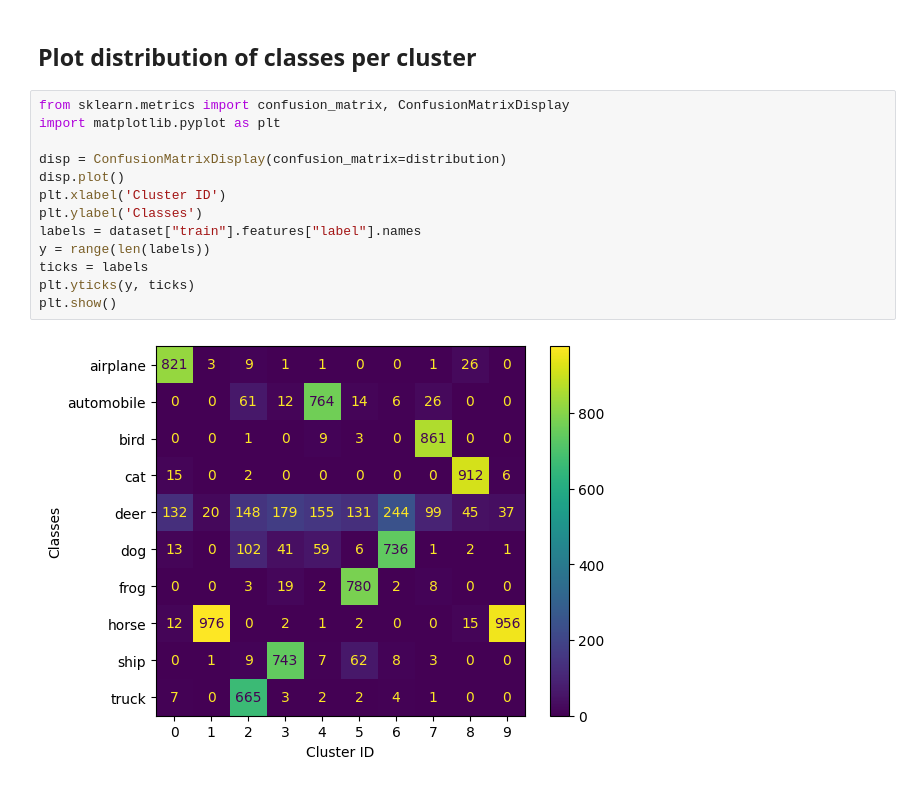
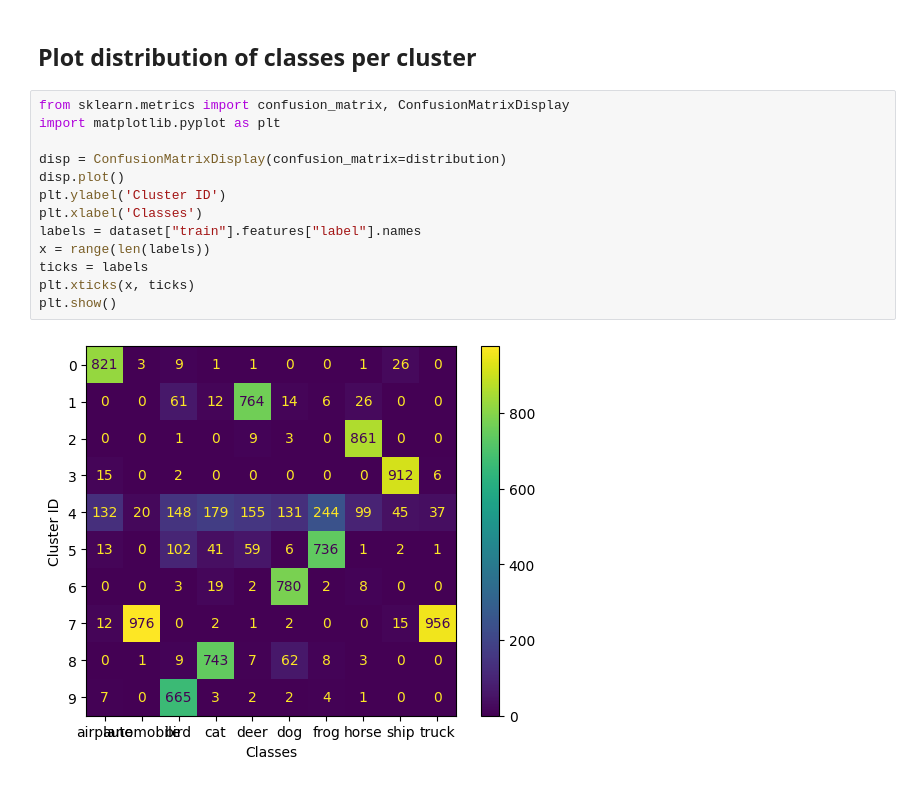
Before and after one commit to johko/computer-vision-course, a Jupyter notebook: notebooks/Unit 4 - Mulitmodal Models/CLIP and relatives/Clustering with CLIP.ipynb, the cells around one changed output. Cells and saved outputs as stored; diff of their text form.

```diff
--- a/notebooks/Unit 4 - Mulitmodal Models/CLIP and relatives/Clustering with CLIP.ipynb
+++ b/notebooks/Unit 4 - Mulitmodal Models/CLIP and relatives/Clustering with CLIP.ipynb
@@ -160,15 +160,15 @@ Sum of each row:
 # %%
 from sklearn.metrics import confusion_matrix, ConfusionMatrixDisplay
 import matplotlib.pyplot as plt
 
 disp = ConfusionMatrixDisplay(confusion_matrix=distribution)
 disp.plot()
-plt.xlabel('Cluster ID')
-plt.ylabel('Classes')
+plt.ylabel('Cluster ID')
+plt.xlabel('Classes')
 labels = dataset["train"].features["label"].names
-y = range(len(labels))
+x = range(len(labels))
 ticks = labels
-plt.yticks(y, ticks)
+plt.xticks(x, ticks)
 plt.show()
 # %% [output]
-[figure, old version]
+[figure, new version]
```
Also changed, not shown: parts of 4 cells of this notebook.
